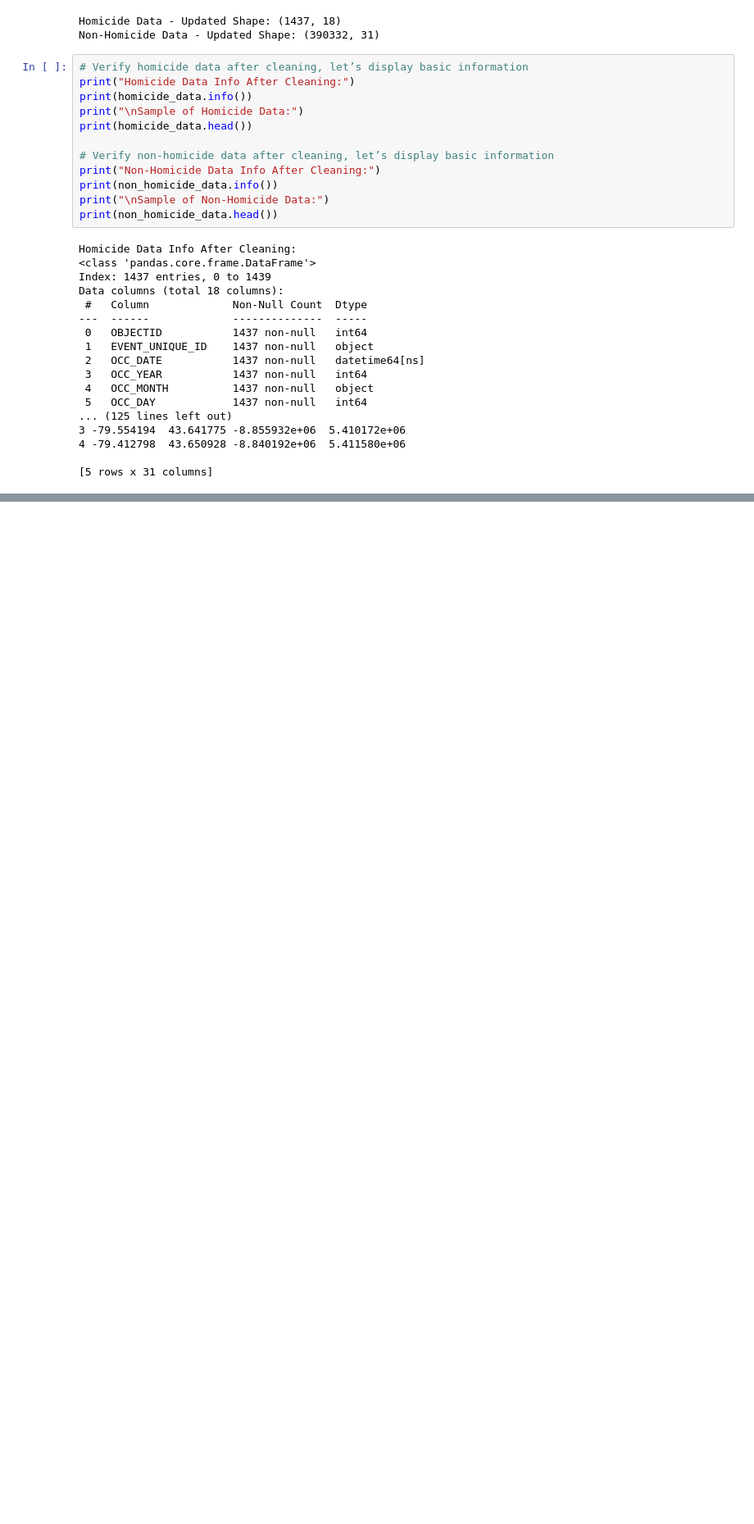
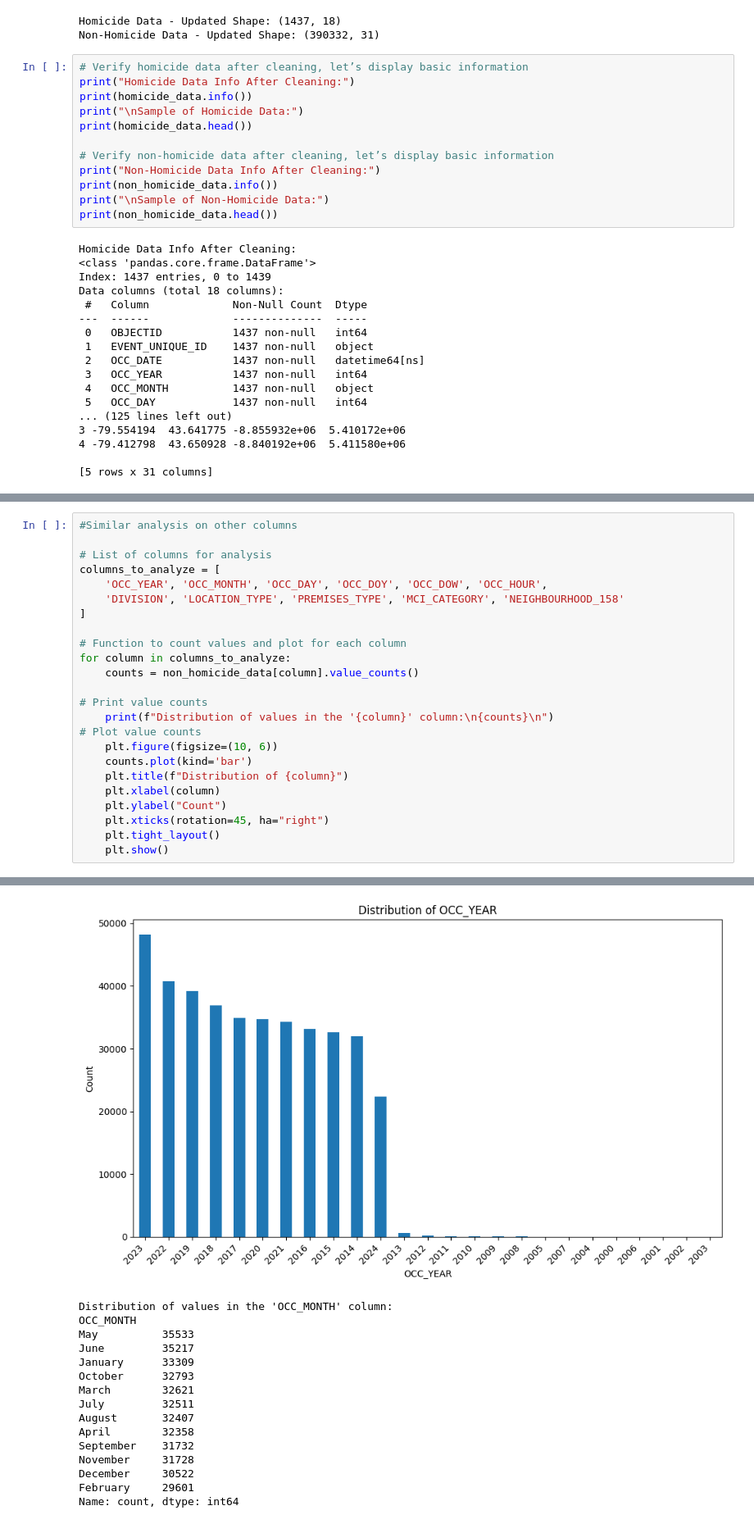
Before and after one commit to RiskSpecialist/CIND820_TorontoCrime, a Jupyter notebook: CIND820_TorontoCrime.ipynb, the cells around one changed output, grey strips where cells are left out. Shown at 82% size. Saved outputs shown, nothing was run; the diff lists cells and outputs as text; blank space fills up the shorter version.

```diff
--- a/CIND820_TorontoCrime.ipynb
+++ b/CIND820_TorontoCrime.ipynb
@@ -274,0 +326,25 @@ Data columns (total 18 columns):
+# %%
+#Similar analysis on other columns
+
+# List of columns for analysis
+columns_to_analyze = [
+    'OCC_YEAR', 'OCC_MONTH', 'OCC_DAY', 'OCC_DOY', 'OCC_DOW', 'OCC_HOUR',
+    'DIVISION', 'LOCATION_TYPE', 'PREMISES_TYPE', 'MCI_CATEGORY', 'NEIGHBOURHOOD_158'
+]
+
+# Function to count values and plot for each column
+for column in columns_to_analyze:
+    counts = non_homicide_data[column].value_counts()
+
+# Print value counts
+    print(f"Distribution of values in the '{column}' column:\n{counts}\n")
+# Plot value counts
+    plt.figure(figsize=(10, 6))
+    counts.plot(kind='bar')
+    plt.title(f"Distribution of {column}")
+    plt.xlabel(column)
+    plt.ylabel("Count")
+    plt.xticks(rotation=45, ha="right")
+    plt.tight_layout()
+    plt.show()
+# %% [output]
@@ -274,0 +368,16 @@ Data columns (total 18 columns):
+[figure, added]
+Distribution of values in the 'OCC_MONTH' column:
+OCC_MONTH
+May          35533
+June         35217
+January      33309
+October      32793
+March        32621
+July         32511
+August       32407
+April        32358
+September    31732
+November     31728
+December     30522
+February     29601
+Name: count, dtype: int64
```
Also changed, not shown: parts of 35 cells of this notebook.
